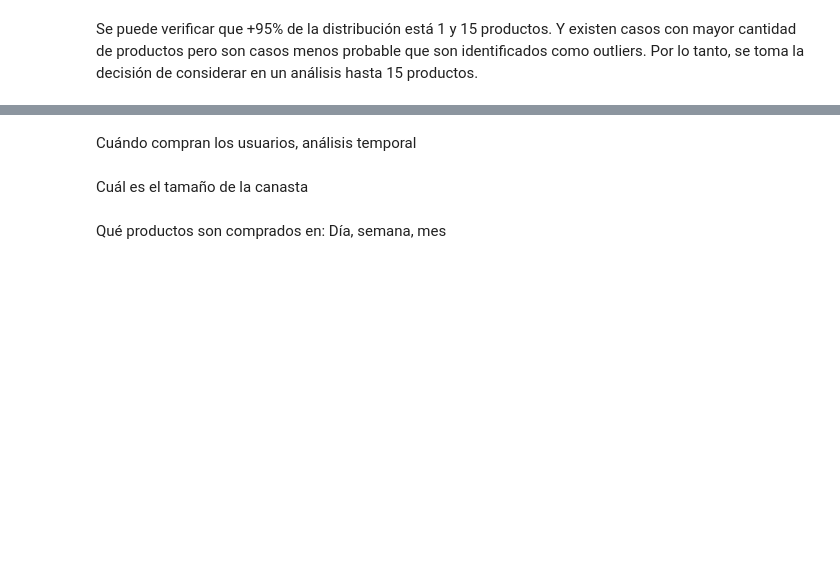
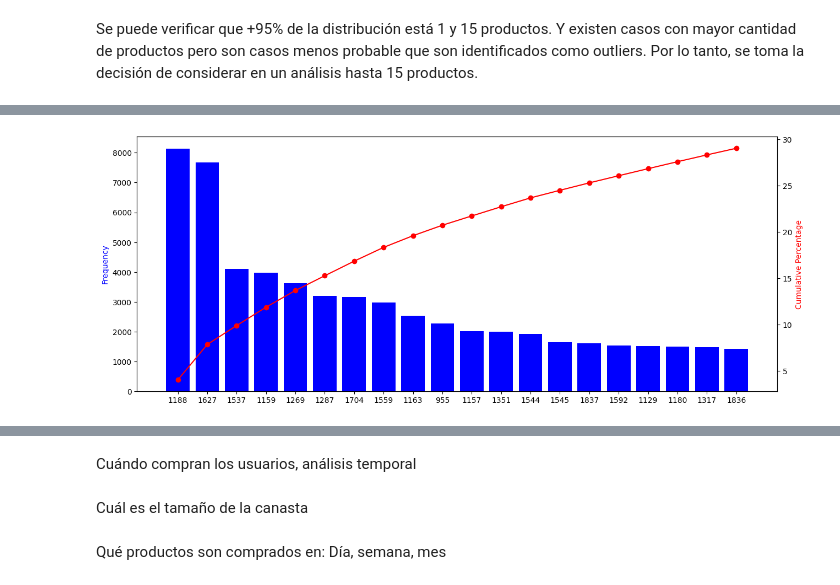
Before and after one commit to darwin1k/MiniMarket, a Jupyter notebook: EdaInitial.ipynb, the cells around one changed output, grey strips where cells are left out. Drawn from its saved outputs; the diff is of its cells as text; code cells hidden in the pictures; blank space fills up the shorter version.

```diff
--- a/EdaInitial.ipynb
+++ b/EdaInitial.ipynb
@@ -262,0 +323,17 @@ Productos más vendidos
+# %%
+"""
+
+
+"""
+
+
+# agrupar por cuántas veces se compró un producto y su acumulado
+
+productos_agrupados = datos_filtrados.groupby('PrdCod').agg(vecesComprado=('PrdCod', 'count')).reset_index().sort_values(by = 'vecesComprado' ,ascending=False)
+productos_agrupados['sumaAcumulada'] = productos_agrupados['vecesComprado'].cumsum()
+productos_agrupados['porcentaje'] = (productos_agrupados['vecesComprado'].cumsum() / productos_agrupados['vecesComprado'].sum()) * 100
+print(productos_agrupados)
+
+# top 10 productos con mayor cantidad de veces comprados
+producto_top20 = productos_agrupados.head(20).sort_values(by='vecesComprado', ascending=False).reset_index(drop=True)
+producto_top20
@@ -262,0 +372,30 @@ Productos más vendidos
+# %%
+"""
+Visualizacion de los productos vendidos ordenados
+"""
+dframe = producto_top20
+figura_tamaño = (15,6)
+x = 'PrdCod'
+y1= 'vecesComprado'
+y2= 'sumaAcumulada'
+y3 = 'porcentaje'
+
+#convertir desde int a str
+dframe[x] = dframe[x].astype('str')
+
+# figura
+fig, ax1 = plt.subplots(figsize= figura_tamaño)
+
+# Bar plot
+ax1.bar(dframe[x], dframe[y1], color='b')
+ax1.set_ylabel('Frequency', color='b')
+
+# Line plot
+ax2 = ax1.twinx()
+ax2.plot(dframe[x], dframe[y3], color='r', marker='o')
+ax2.set_ylabel('Cumulative Percentage', color='r')
+
+# mostrar
+plt.show()
+# %% [output]
+[figure, added]
```
Also changed, not shown: parts of 9 cells of this notebook.
